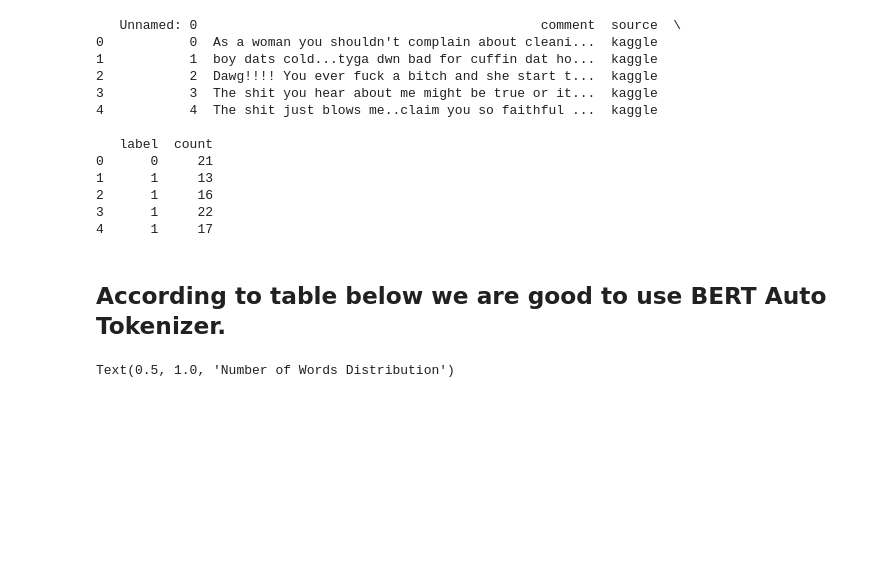
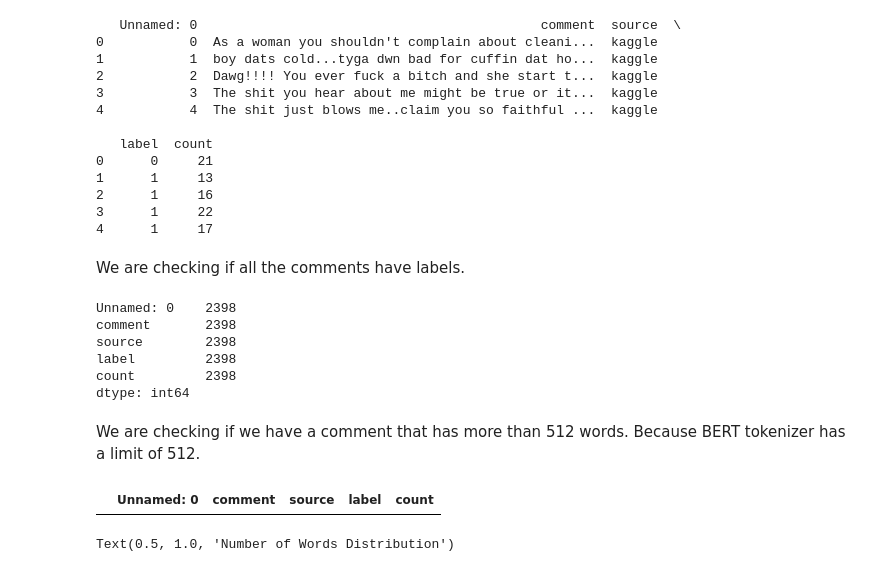
Before and after one commit to prizyou/NLP4B_Football, a Jupyter notebook: model/model.ipynb, the cells around one changed output. Drawn from its saved outputs; the diff is of its cells as text; code cells hidden in the pictures; blank space fills up the shorter version.

Commit message:
renamed:    model/model.py -> model/data_normalization.py modified:   model/model.ipynb

```diff
--- a/model/model.ipynb
+++ b/model/model.ipynb
@@ -6,2 +15,2 @@ import seaborn as sns
 # %%
-df = pd.read_csv(filepath_or_buffer=r'c:\Users\aliki\Desktop\NLP\model\labeled_normalized_data.csv')
+data = pd.read_csv(filepath_or_buffer=r'c:\Users\aliki\Desktop\NLP\NLP4B_FOOTBALL\model\labeled_normalized_data.csv')
@@ -10,4 +21,5 @@ df = pd.read_csv(filepath_or_buffer=r'c:\Users\aliki\Desktop\NLP\model\labeled_n
 # %%
+df = data
 df['count'] = df['comment'].apply(lambda x : len(x.split()))
 print(df.head())
 # %% [output]
@@ -24,8 +36,23 @@ print(df.head())
 2      1     16
 3      1     22
 4      1     17
-# %% [markdown]
-## According to table below we are good to use BERT Auto Tokenizer.
+# %% [markdown]
+We are checking if all the comments have labels.
+# %%
+df.count()
+# %% [output]
+Unnamed: 0    2398
+comment       2398
+source        2398
+label         2398
+count         2398
+dtype: int64
+# %% [markdown]
+We are checking if we have a comment that has more than 512 words. Because BERT tokenizer has a limit of 512.
+# %%
+df[df['count']>512]
+# %% [output]
+|  | Unnamed: 0 | comment | source | label | count |
 # %%
 plt.figure(figsize=(8,8))
 sns.displot(df['count'])
```
Also changed, not shown: parts of 52 cells of this notebook, 1 other file.
